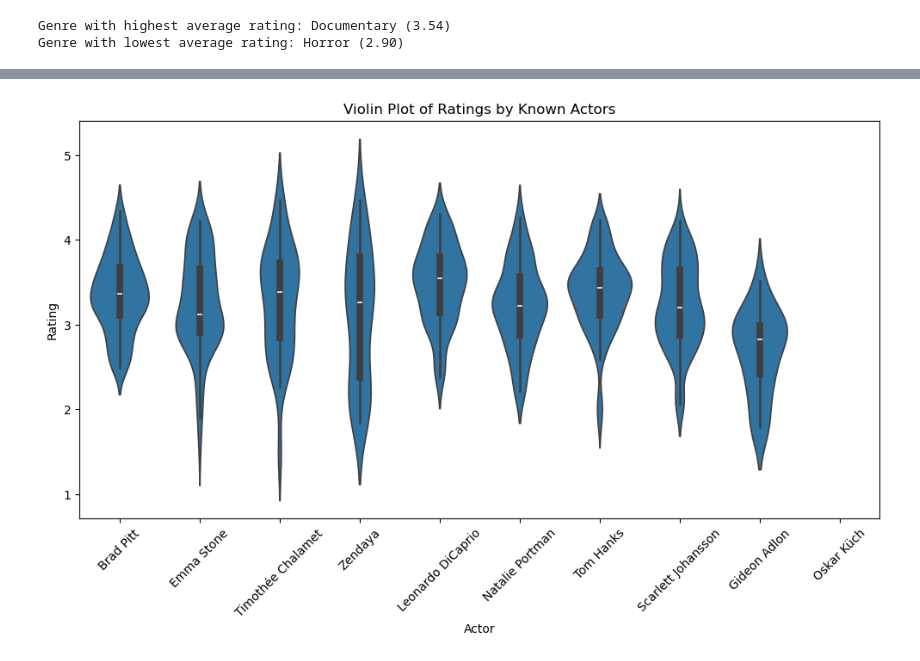
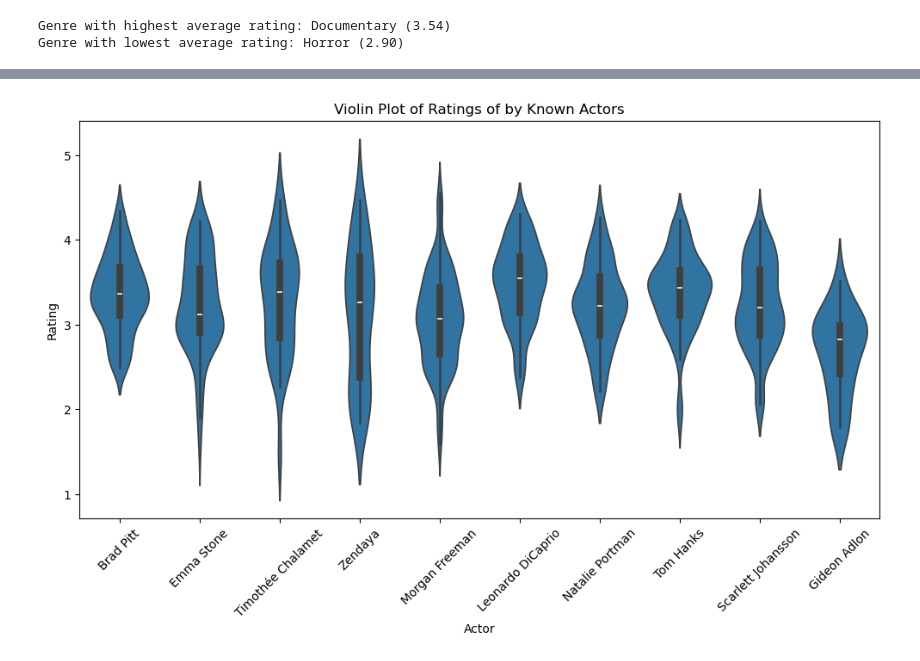
Before and after one commit to Simonstorms/Movie_Recommendation_System_and_Analysis, a Jupyter notebook: main.ipynb, the cells around one changed output, grey strips where cells are left out. Saved outputs shown, nothing was run; the diff lists cells and outputs as text; code cells hidden in the pictures.

```diff
--- a/main.ipynb
+++ b/main.ipynb
@@ -154,15 +177,15 @@ Genre with lowest average rating: Horror (2.90)
 # %%
 # Plot the violin plot for the known actors
 known_actors = ['Leonardo DiCaprio', 'Timothée Chalamet', 'Gideon Adlon', 'Tom Hanks', 'Scarlett Johansson', 'Brad Pitt', 'Zendaya', 'Natalie Portman', 'Morgan Freeman', 'Emma Stone']
 
 filtered_df = combined_df[combined_df['name_actor'].isin(known_actors)]
 
 plt.figure(figsize=(12, 6))
 sns.violinplot(x='name_actor', y='rating', data=filtered_df)
 plt.xlabel("Actor")
 plt.ylabel("Rating")
-plt.title("Violin Plot of Ratings by Known Actors")
+plt.title("Violin Plot of Ratings of by Known Actors")
 plt.xticks(rotation=45)
 plt.show()
 # %% [output]
-[figure, old version]
+[figure, new version]
```
Also changed, not shown: parts of 16 cells of this notebook.
